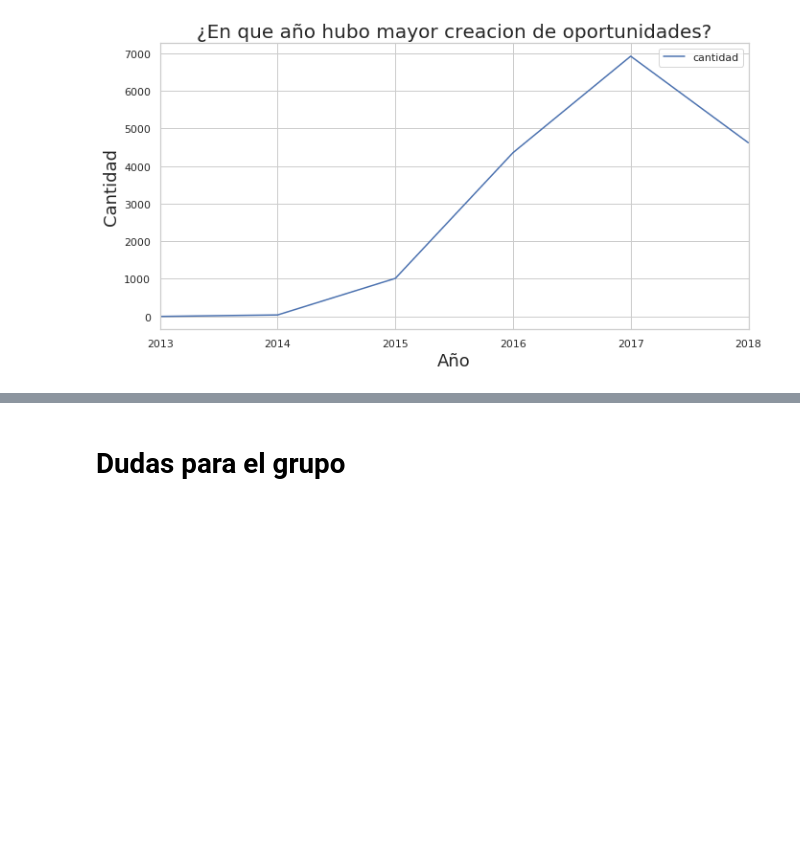
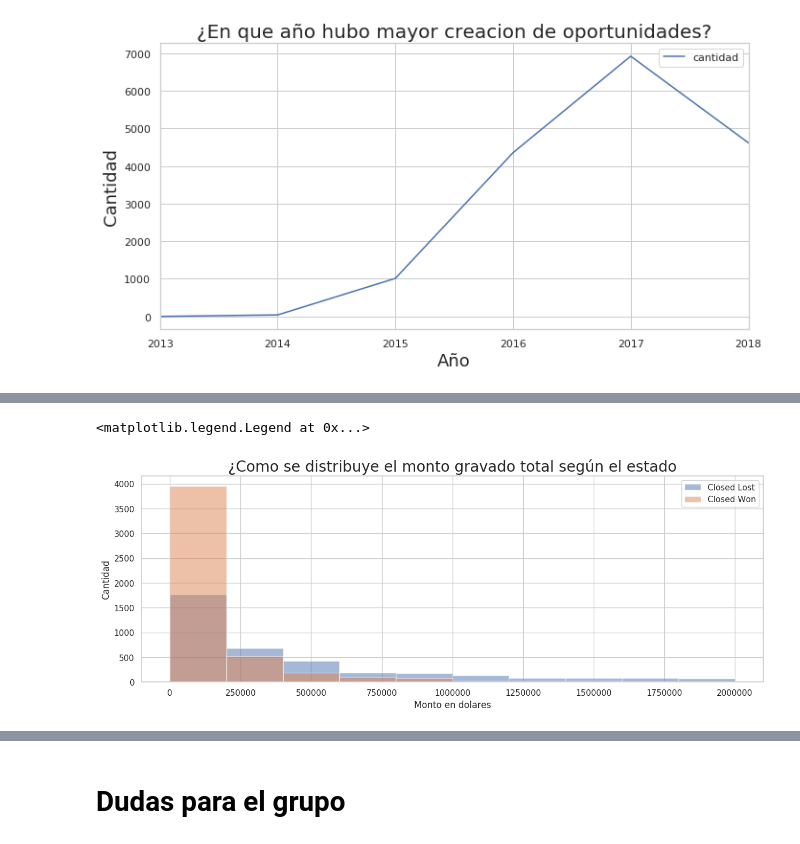
Before and after one commit to germanbc/Organizacion-de-Datos-2c2020-TP1, a Jupyter notebook: TP1 - German.ipynb, the cells around one changed output, grey strips where cells are left out. Drawn from its saved outputs; the diff is of its cells as text; code cells hidden in the pictures; blank space fills up the shorter version.

```diff
--- a/TP1 - German.ipynb
+++ b/TP1 - German.ipynb
@@ -293,0 +317,10 @@ g.set_ylabel("Cantidad", fontsize=18);
+# %%
+pyplot.hist(eciOp[eciOp.Stage=='Closed Lost']['Total_Taxable_Amount_(converted)'], alpha=0.5, label='Closed Lost',range=[0,2000000])
+pyplot.hist(eciOp[eciOp.Stage=='Closed Won']['Total_Taxable_Amount_(converted)'], alpha=0.5, label='Closed Won',range=[0,2000000])
+pyplot.title("¿Como se distribuye el monto gravado total según el estado", fontsize=20)
+pyplot.ylabel('Cantidad')
+pyplot.xlabel('Monto en dolares')
+pyplot.legend()
+# %% [output]
+<matplotlib.legend.Legend at 0x...>
+[figure, added]
```
Also changed, not shown: parts of 8 cells of this notebook.
